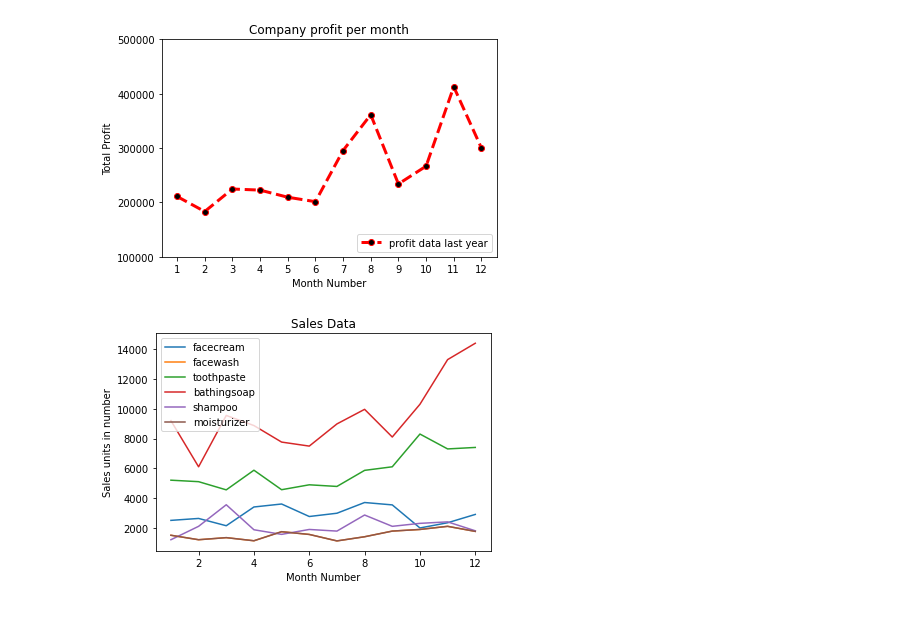
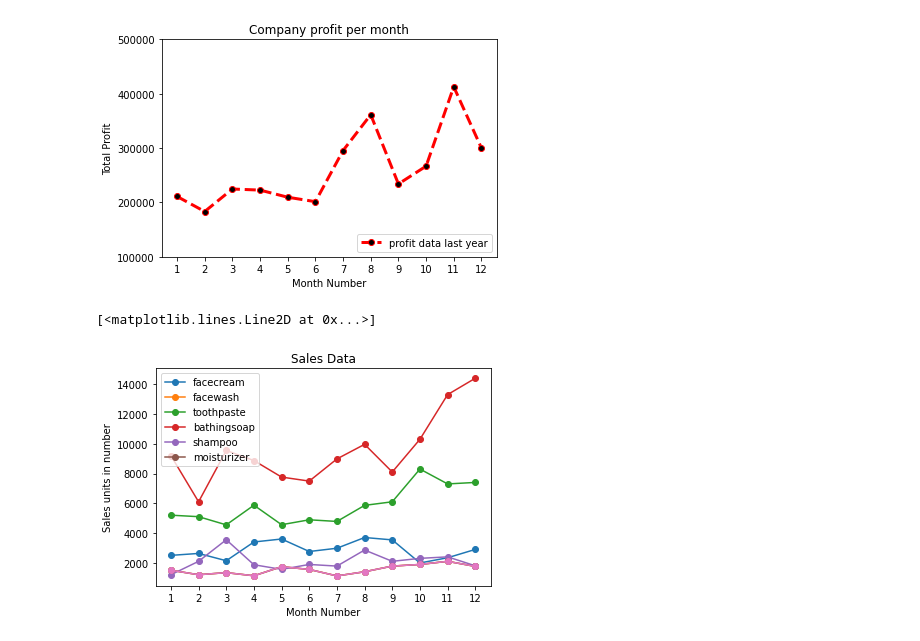
Before and after one commit to abh1n4v/Matplotlib, a Jupyter notebook: Exercise.ipynb, the cells around one changed output. Saved outputs shown, nothing was run; the diff lists cells and outputs as text; code cells hidden in the pictures.

```diff
--- a/Exercise.ipynb
+++ b/Exercise.ipynb
@@ -43,17 +43,17 @@ plt.show()
 [figure]
 # %%
 
-# for sales_data in df:
-#     if sales_data != 'month_number':
-#         if sales_data != 'total_units':
-#            if sales_data != 'total_profit':
-#                 plt.plot(df['month_number'], df[sales_data], marker= 'o')
+#3
 
 for sales_data in df.columns[1:7]:
     plt.title("Sales Data")
     plt.xlabel('Month Number')
     plt.ylabel('Sales units in number')
-    plt.plot(df['month_number'],df[sales_data], label=sales_data)
+    plt.xticks(df['month_number'])
+    plt.plot(df['month_number'],df[sales_data], label=sales_data, marker= 'o')
     plt.legend(loc="upper left")
+
+plt.plot(df['month_number'],df[sales_data], label=sales_data, marker= 'o')
 # %% [output]
+[<matplotlib.lines.Line2D at 0x...>]
-[figure, old version]
+[figure, new version]
```
Also changed, not shown: parts of 1 cell of this notebook, 1 other file.
